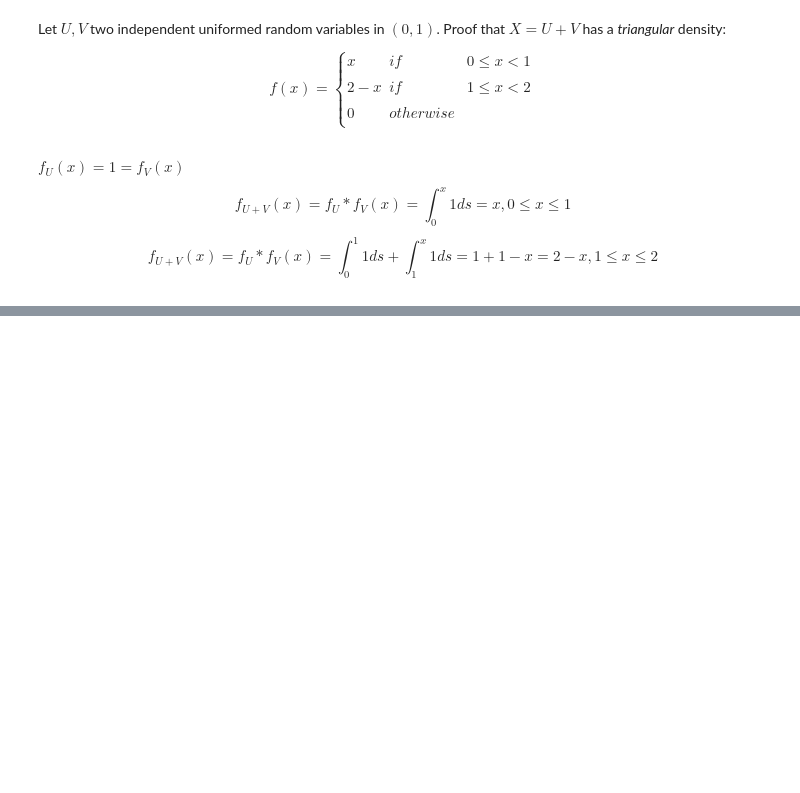
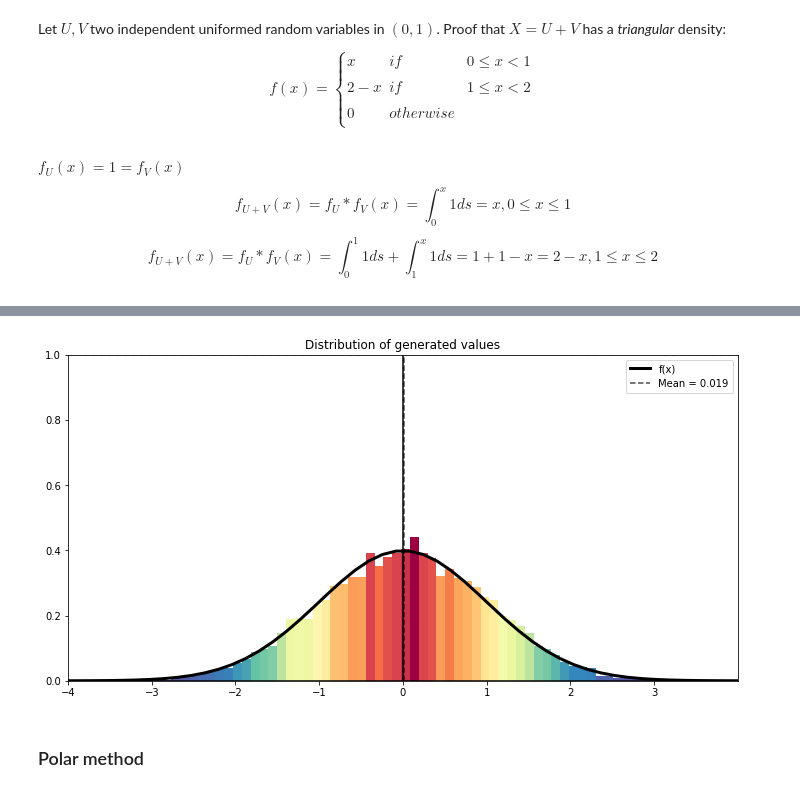
Before and after one commit to git-lu/models-and-simulations, a Jupyter notebook: exguide5.ipynb, the cells around one changed output, grey strips where cells are left out. Cells and saved outputs as stored; diff of their text form; code cells hidden in the pictures; blank space fills up the shorter version.

```diff
--- a/exguide5.ipynb
+++ b/exguide5.ipynb
@@ -762,0 +831,7 @@ ex8rgen = RejectionMethod()
+# %%
+ex9 = Normal(method='r')
+ex9.plot(10000,bins=70)
+# %% [output]
+[figure, added]
+# %% [markdown]
+### Polar method
```
Also changed, not shown: parts of 23 cells of this notebook, 3 other files.
